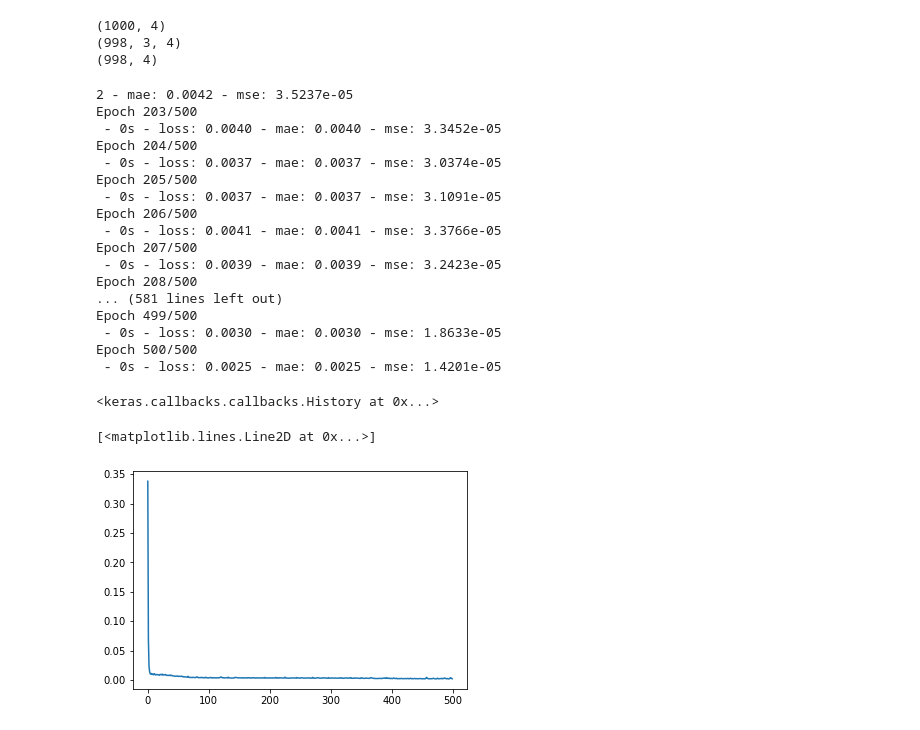
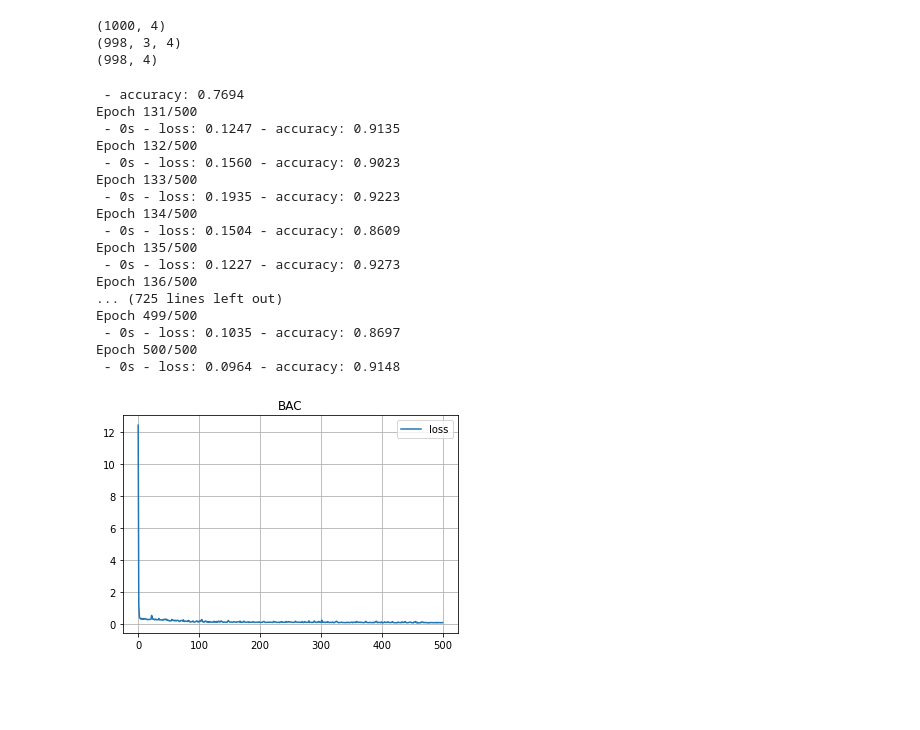
Before and after one commit to antoniouaa/msc_thesis, a Jupyter notebook: src/lstm/lstm.ipynb, the cells around one changed output. Drawn from its saved outputs; the diff is of its cells as text; code cells hidden in the pictures; blank space fills up the shorter version.

```diff
--- a/src/lstm/lstm.ipynb
+++ b/src/lstm/lstm.ipynb
@@ -64,36 +66,36 @@ model.add(LSTM(100, activation="relu", return_sequences=True, input_shape=(n_ste
 model.add(LSTM(100, activation="relu"))
 model.add(Dense(n_features))
 opt = Adam(learning_rate=0.001)
-model.compile(optimizer=opt, loss="mae", metrics=["mae", "mse"])
+model.compile(optimizer=opt, loss="mae", metrics=["accuracy"])
 
 # split dataset to training and testing sets
 from sklearn.model_selection import train_test_split
 X_train, X_test, y_train, y_test = train_test_split(X, y, train_size=0.8, shuffle=False)
 
-model.fit(X_train, y_train, epochs=500, verbose=2)
+training_history = model.fit(X_train, y_train, epochs=500, verbose=2)
 # %% [output]
-2 - mae: 0.0042 - mse: 3.5237e-05
-Epoch 203/500
- - 0s - loss: 0.0040 - mae: 0.0040 - mse: 3.3452e-05
-Epoch 204/500
- - 0s - loss: 0.0037 - mae: 0.0037 - mse: 3.0374e-05
-Epoch 205/500
- - 0s - loss: 0.0037 - mae: 0.0037 - mse: 3.1091e-05
-Epoch 206/500
- - 0s - loss: 0.0041 - mae: 0.0041 - mse: 3.3766e-05
-Epoch 207/500
- - 0s - loss: 0.0039 - mae: 0.0039 - mse: 3.2423e-05
-Epoch 208/500
-... (581 lines left out)
+ - accuracy: 0.7694
+Epoch 131/500
+ - 0s - loss: 0.1247 - accuracy: 0.9135
+Epoch 132/500
+ - 0s - loss: 0.1560 - accuracy: 0.9023
+Epoch 133/500
+ - 0s - loss: 0.1935 - accuracy: 0.9223
+Epoch 134/500
+ - 0s - loss: 0.1504 - accuracy: 0.8609
+Epoch 135/500
+ - 0s - loss: 0.1227 - accuracy: 0.9273
+Epoch 136/500
+... (725 lines left out)
 Epoch 499/500
- - 0s - loss: 0.0030 - mae: 0.0030 - mse: 1.8633e-05
+ - 0s - loss: 0.1035 - accuracy: 0.8697
 Epoch 500/500
- - 0s - loss: 0.0025 - mae: 0.0025 - mse: 1.4201e-05
+ - 0s - loss: 0.0964 - accuracy: 0.9148
-<keras.callbacks.callbacks.History at 0x...>
-# %%
-# plot the model's loss history
-model.history.history.keys()
-plt.plot(model.history.history["loss"])
-# %% [output]
-[<matplotlib.lines.Line2D at 0x...>]
-[figure, removed]
+# %%
+plt.plot(model.history.history["loss"], label="loss")
+plt.grid()
+plt.legend()
+plt.title(ticker)
+plt.savefig(f"C:\\Users\\anton\\Documents\\antoniouaa\\msc_thesis\\assets\\losses\\{ticker}.png")
+# %% [output]
+[figure, added]
```
Also changed, not shown: parts of 6 cells of this notebook, 47 other files.
